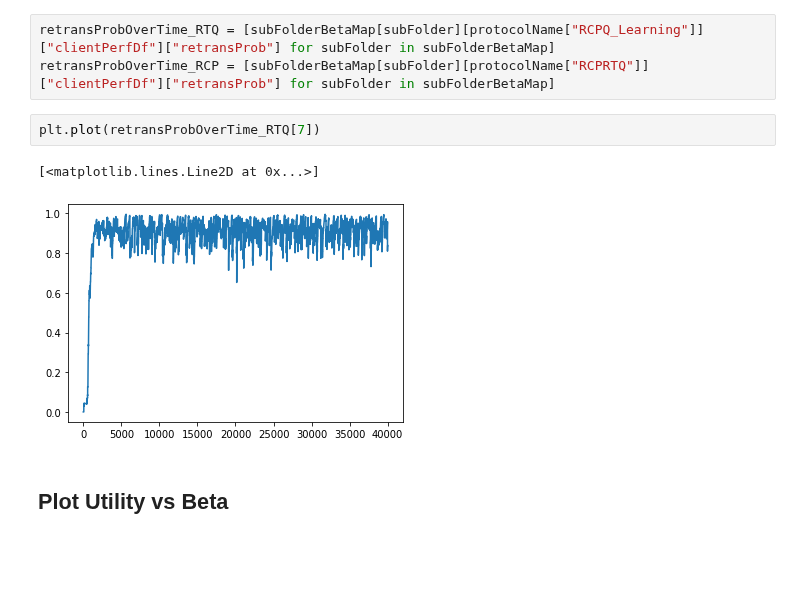
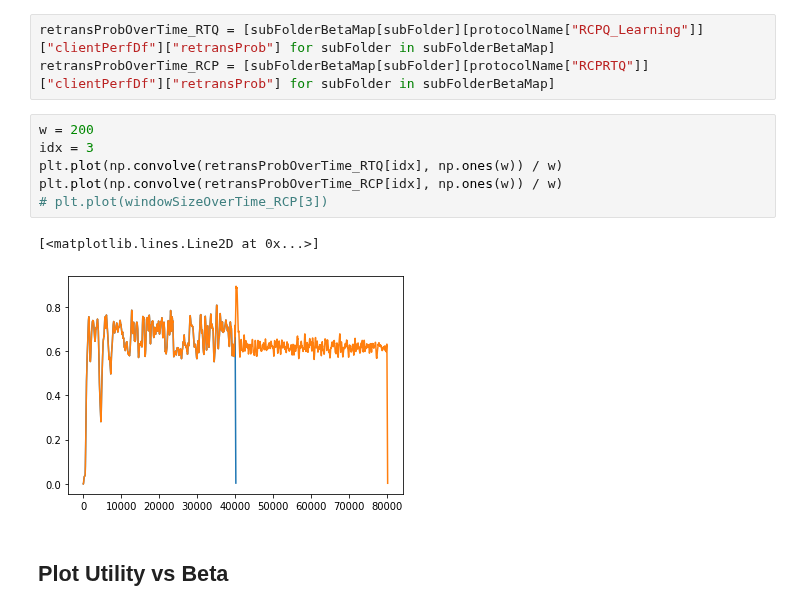
Before and after one commit to qizhu8/RCP-Ver2, a Jupyter notebook: plot_testResults.ipynb, the cells around one changed output. Saved outputs shown, nothing was run; the diff lists cells and outputs as text; blank space fills up the shorter version.

```diff
--- a/plot_testResults.ipynb
+++ b/plot_testResults.ipynb
@@ -177,11 +177,15 @@ Retransmission Probability over time
 # %%
 retransProbOverTime_RTQ = [subFolderBetaMap[subFolder][protocolName["RCPQ_Learning"]]["clientPerfDf"]["retransProb"] for subFolder in subFolderBetaMap]
 retransProbOverTime_RCP = [subFolderBetaMap[subFolder][protocolName["RCPRTQ"]]["clientPerfDf"]["retransProb"] for subFolder in subFolderBetaMap]
-# %%
-plt.plot(retransProbOverTime_RTQ[7])
-# %% [output]
-[<matplotlib.lines.Line2D at 0x...>]
-[figure, removed]
+# %%
+w = 200
+idx = 3
+plt.plot(np.convolve(retransProbOverTime_RTQ[idx], np.ones(w)) / w)
+plt.plot(np.convolve(retransProbOverTime_RCP[idx], np.ones(w)) / w)
+# plt.plot(windowSizeOverTime_RCP[3])
+# %% [output]
+[<matplotlib.lines.Line2D at 0x...>]
+[figure, added]
 # %% [markdown]
 ## Plot Utility vs Beta
 # %%
```
Also changed, not shown: parts of 8 cells of this notebook, 10 other files.
